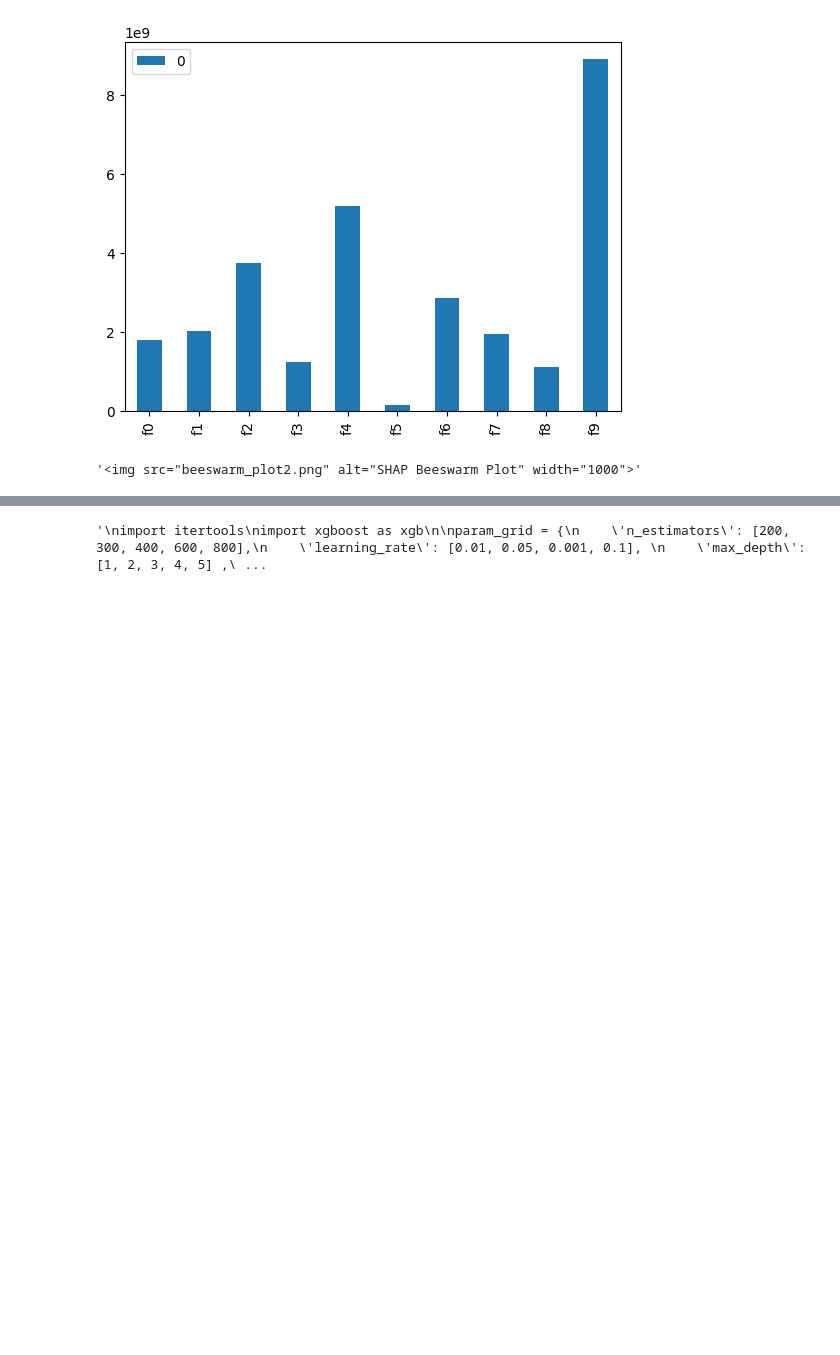
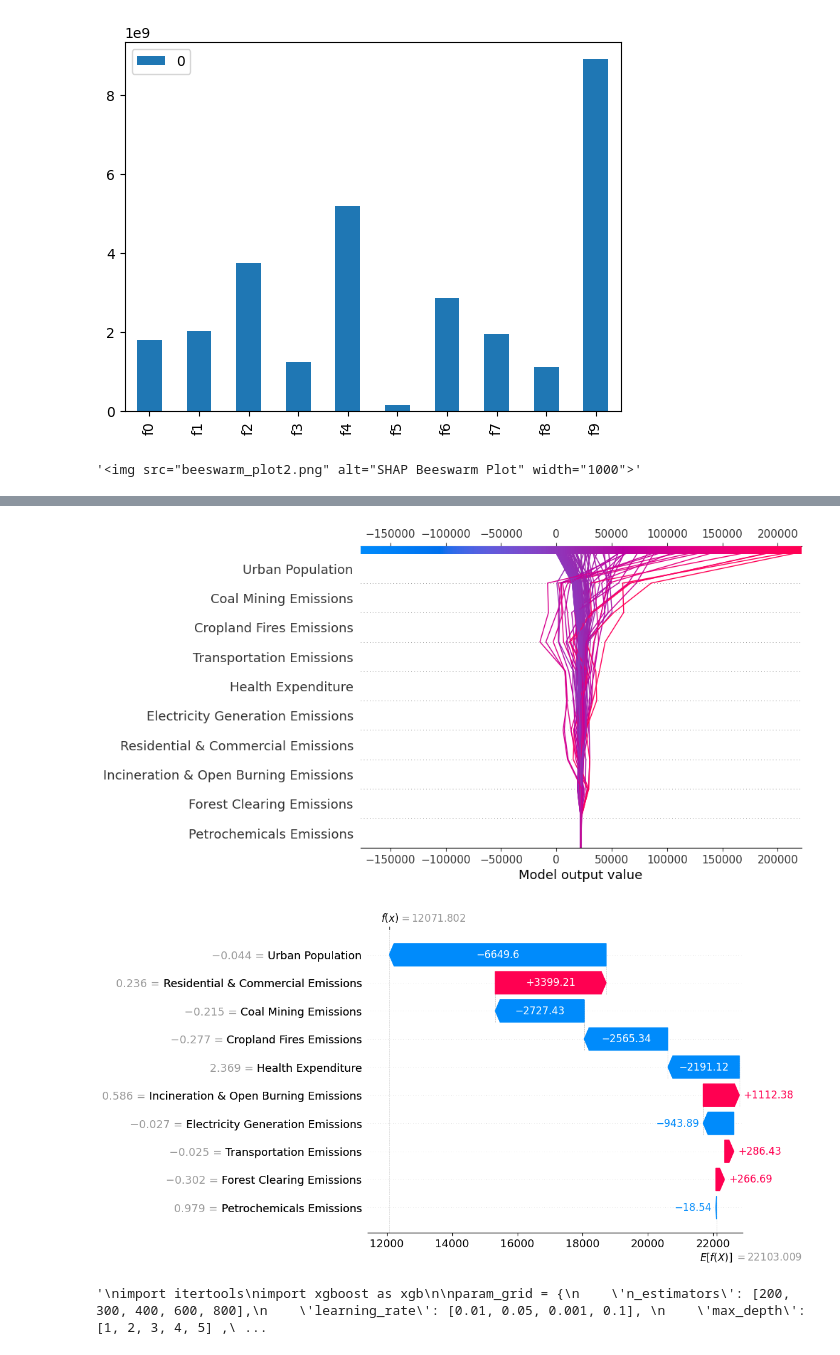
Before and after one commit to ezbananacat/Machine_Learning_Practice, a Jupyter notebook: coding_test_final.ipynb, the cells around one changed output, grey strips where cells are left out. Drawn from its saved outputs; the diff is of its cells as text; code cells hidden in the pictures; blank space fills up the shorter version.

```diff
--- a/coding_test_final.ipynb
+++ b/coding_test_final.ipynb
@@ -764,34 +767,40 @@ def generate_html_file():
             f.write(f"""
                 <div id="{plot_no_outliers_id}" class="scatterplot" style="display: none;">
                     {scatter}
                 </div>
             """)
 
 
 
 
 
         f.write(f"""
                     </div>
                 </div>
             <hr>
             <div class='adjusted-score'>
                 <h2>Adjusted R<sup>2</sup> Score</h2>
             </div>
                 <p>Train data: <strong>{rounded_train_r2}</strong></p>
                 <p id='test-data'>Test data: <strong>{rounded_test_r2}</strong></p>
             <hr>
             <h2>SHAP Beeswarm Plot</h2>
             {generate_beeswarm_plot(X_train_scaled_df, model)}
             <hr>
-            <h2>SHAP Beeswarm Plot</h2>
+            <h2>SHAP Decision Plot</h2>
             {generate_decision_plot_all(X_train_scaled_df, model)}
+            <hr>
+            <h2>SHAP Waterfall Plot</h2>
+            {generate_waterfall_plot(X_train_scaled_df, model)}
             </body>
 
         </html>
         """)
 
 generate_html_file()
+# %% [output]
+[figure, added]
+[figure, added]
 # %%
 # Hyperparameter Optimization
 
```
Also changed, not shown: parts of 2 cells of this notebook.
